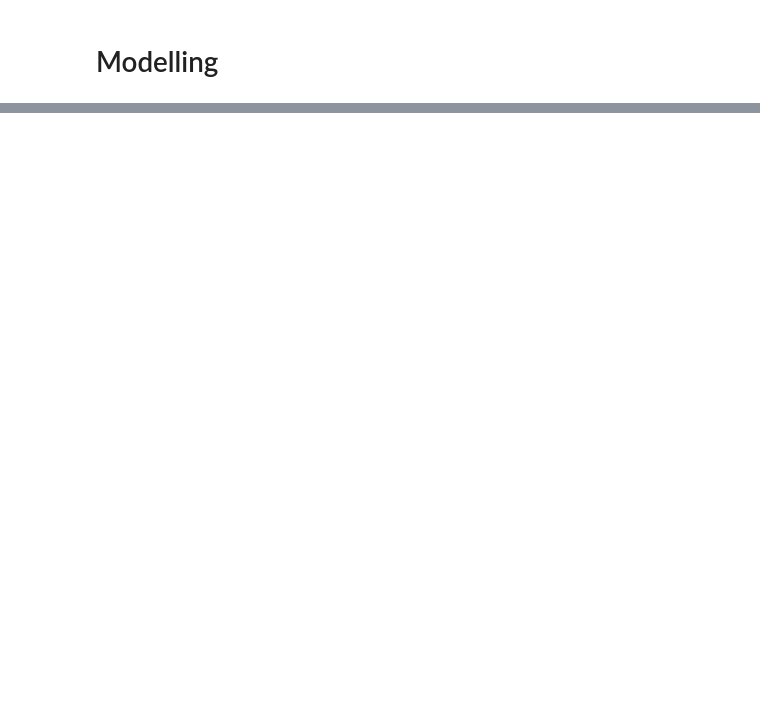
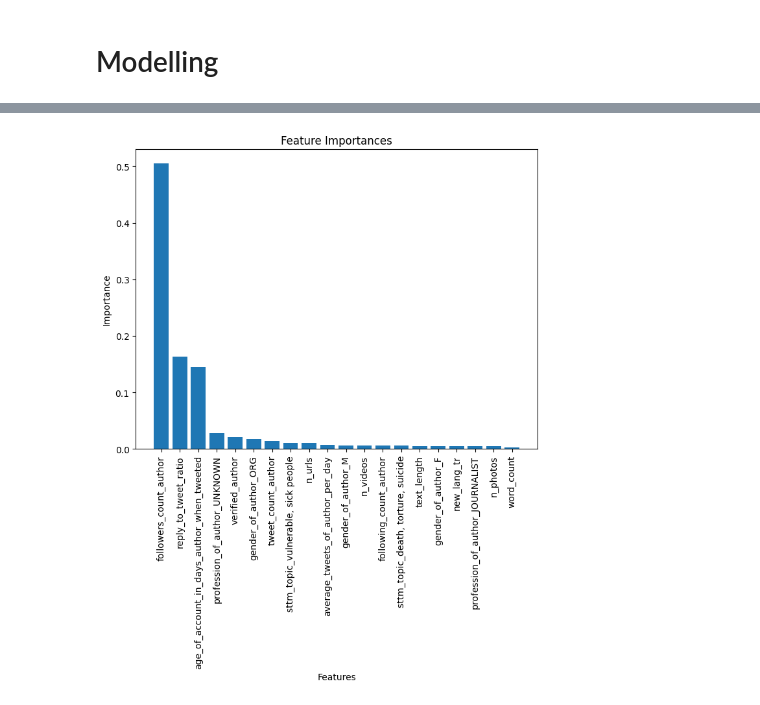
Before and after one commit to ossamum/kuleuven-thesis, a Jupyter notebook: 04_standard_tweet_like_count_predictive_modelling.ipynb, the cells around one changed output, grey strips where cells are left out. Cells and saved outputs as stored; diff of their text form; code cells hidden in the pictures; blank space fills up the shorter version.

```diff
--- a/04_standard_tweet_like_count_predictive_modelling.ipynb
+++ b/04_standard_tweet_like_count_predictive_modelling.ipynb
@@ -29,6 +38,9 @@ from unidecode import unidecode
 pd.set_option("display.max_columns", None)
 pd.set_option("display.max_rows", None)
 # %%
+USE_BERT_EMBEDDINGS = False
+TFIDF_ON = True
+MAX_TFIDF_FEATURES = 1000
 df = pd.read_pickle("all_tweets_v15.pkl")
 df = df[df.tweet_type == "standard"]
 df.head(3)
@@ -914,0 +939,19 @@ plot_predicted_vs_true(y_test, y_test_predicted)
+# %%
+# get feature importances
+importances = decision_tree_model.feature_importances_
+importance_with_names = list(zip(x_train.columns.to_list(), importances))
+importance_with_names = list(
+    sorted(importance_with_names, key=lambda x: x[1], reverse=True)
+)
+importance_with_names = importance_with_names[:20]
+
+# plot feature importances
+fig, ax = plt.subplots(figsize=(8, 6))
+ax.bar([i[0] for i in importance_with_names], [i[1] for i in importance_with_names])
+ax.set_title("Feature Importances")
+ax.set_xlabel("Features")
+ax.set_ylabel("Importance")
+plt.xticks(rotation=90)
+plt.show()
+# %% [output]
+[figure, added]
```
Also changed, not shown: parts of 30 cells of this notebook, 1 other file.
